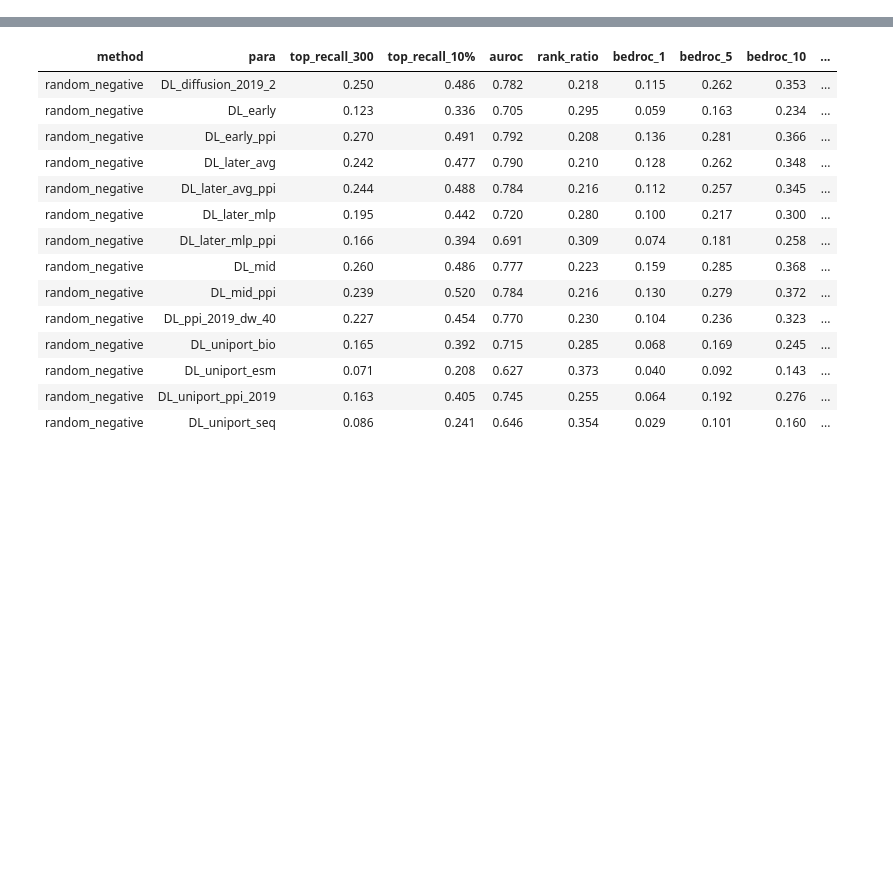
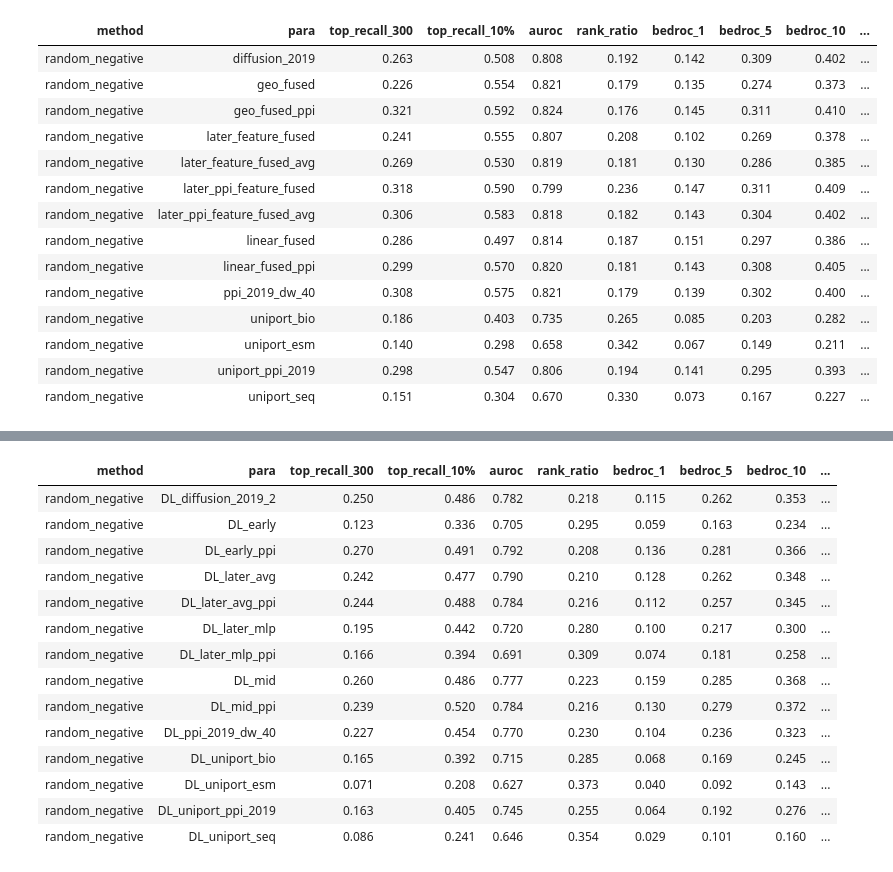
Before and after one commit to ZiyuZhang1/svm, a Jupyter notebook: src/results_analysis_all_bioweights.ipynb, the cells around one changed output, grey strips where cells are left out. Drawn from its saved outputs; the diff is of its cells as text; code cells hidden in the pictures; blank space fills up the shorter version.

```diff
--- a/src/results_analysis_all_bioweights.ipynb
+++ b/src/results_analysis_all_bioweights.ipynb
@@ -596,0 +687,24 @@ for file_name in os.listdir(root):
+# %%
+
+root = '/itf-fi-ml/shared/users/ziyuzh/svm/results/2019_df_oob'
+out_path = root+'.xlsx'
+temp_df = pd.read_csv(os.path.join(root,os.listdir(root)[2]))
+
+fused_2019, all_avg_df = show_table(root,ban_list=[],fnum=len(temp_df),fused = True,input_weights = True)
+prcess_and_save_xlsx(fused_2019,all_avg_df,out_path)
+# %% [output]
+| method | para | top_recall_300 | top_recall_10% | auroc | rank_ratio | bedroc_1 | bedroc_5 | bedroc_10 | ... |
+| random_negative | diffusion_2019 | 0.263 | 0.508 | 0.808 | 0.192 | 0.142 | 0.309 | 0.402 | ... |
+| random_negative | geo_fused | 0.226 | 0.554 | 0.821 | 0.179 | 0.135 | 0.274 | 0.373 | ... |
+| random_negative | geo_fused_ppi | 0.321 | 0.592 | 0.824 | 0.176 | 0.145 | 0.311 | 0.410 | ... |
+| random_negative | later_feature_fused | 0.241 | 0.555 | 0.807 | 0.208 | 0.102 | 0.269 | 0.378 | ... |
+| random_negative | later_feature_fused_avg | 0.269 | 0.530 | 0.819 | 0.181 | 0.130 | 0.286 | 0.385 | ... |
+| random_negative | later_ppi_feature_fused | 0.318 | 0.590 | 0.799 | 0.236 | 0.147 | 0.311 | 0.409 | ... |
+| random_negative | later_ppi_feature_fused_avg | 0.306 | 0.583 | 0.818 | 0.182 | 0.143 | 0.304 | 0.402 | ... |
+| random_negative | linear_fused | 0.286 | 0.497 | 0.814 | 0.187 | 0.151 | 0.297 | 0.386 | ... |
+| random_negative | linear_fused_ppi | 0.299 | 0.570 | 0.820 | 0.181 | 0.143 | 0.308 | 0.405 | ... |
+| random_negative | ppi_2019_dw_40 | 0.308 | 0.575 | 0.821 | 0.179 | 0.139 | 0.302 | 0.400 | ... |
+| random_negative | uniport_bio | 0.186 | 0.403 | 0.735 | 0.265 | 0.085 | 0.203 | 0.282 | ... |
+| random_negative | uniport_esm | 0.140 | 0.298 | 0.658 | 0.342 | 0.067 | 0.149 | 0.211 | ... |
+| random_negative | uniport_ppi_2019 | 0.298 | 0.547 | 0.806 | 0.194 | 0.141 | 0.295 | 0.393 | ... |
+| random_negative | uniport_seq | 0.151 | 0.304 | 0.670 | 0.330 | 0.073 | 0.167 | 0.227 | ... |
```
Also changed, not shown: parts of 15 cells of this notebook, 53 other files.
